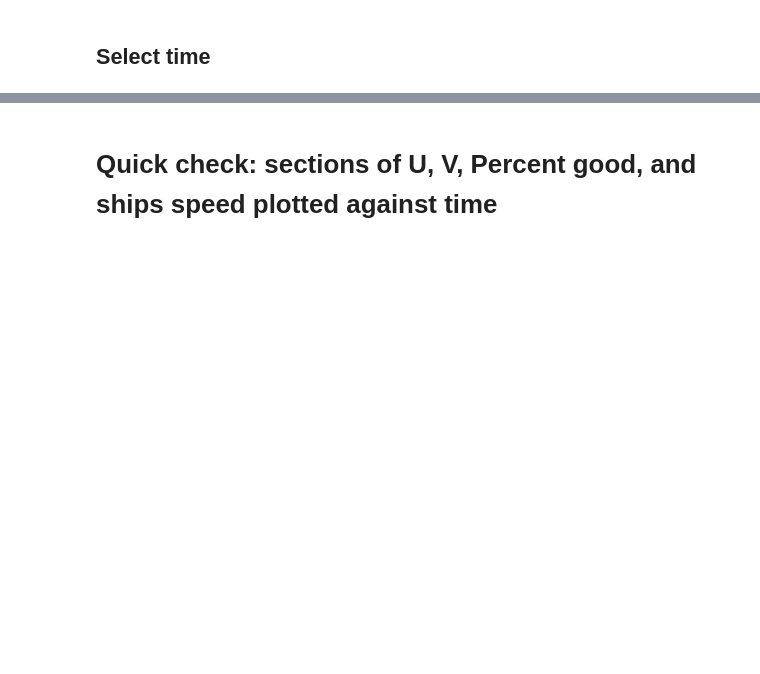
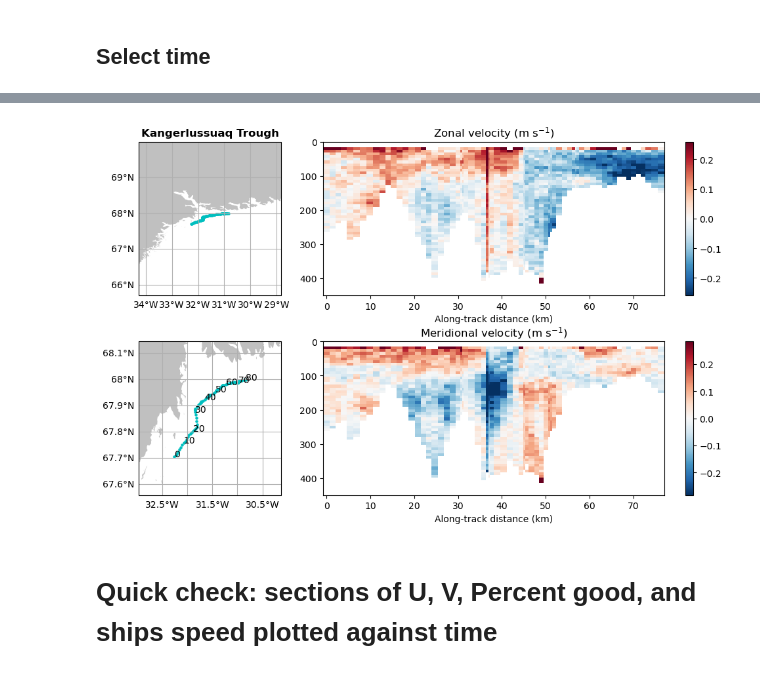
Before and after one commit to jenniferagraham/SD063_Oceanography, a Jupyter notebook: VMADCP/VMADCP_plots.ipynb, the cells around one changed output, grey strips where cells are left out. Saved outputs shown, nothing was run; the diff lists cells and outputs as text; code cells hidden in the pictures; blank space fills up the shorter version.

```diff
--- a/VMADCP/VMADCP_plots.ipynb
+++ b/VMADCP/VMADCP_plots.ipynb
@@ -139,3 +293,7 @@ def distance(origin, destination):
+# %%
+section_VMADCP(orientation='coordinates')
+# %% [output]
+[figure, added]
 # %% [markdown]
 # Quick check: sections of U, V, Percent good, and ships speed plotted against time
 # %%
```
Also changed, not shown: parts of 32 cells of this notebook.
